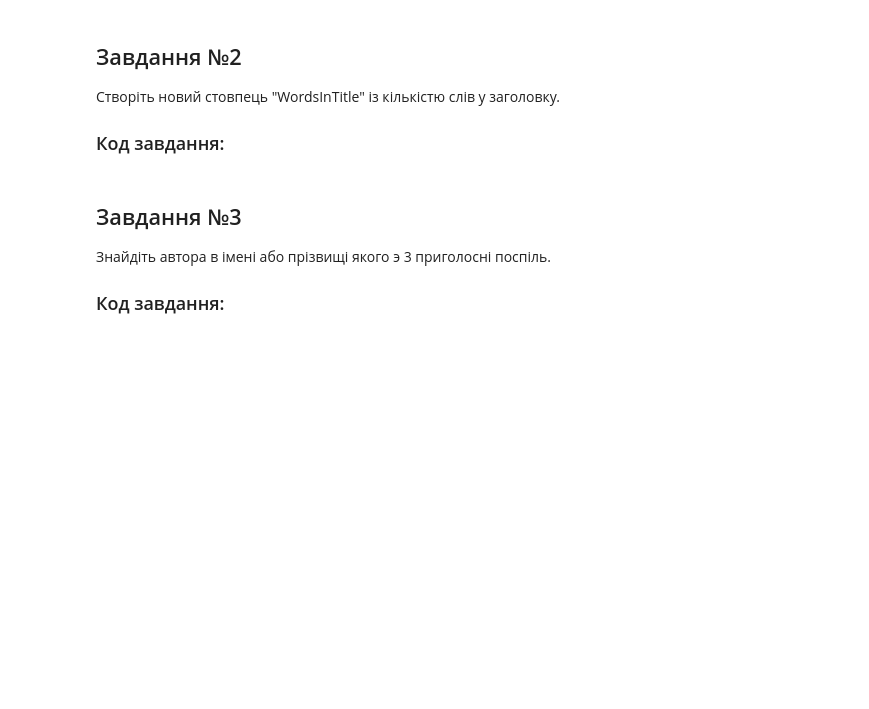
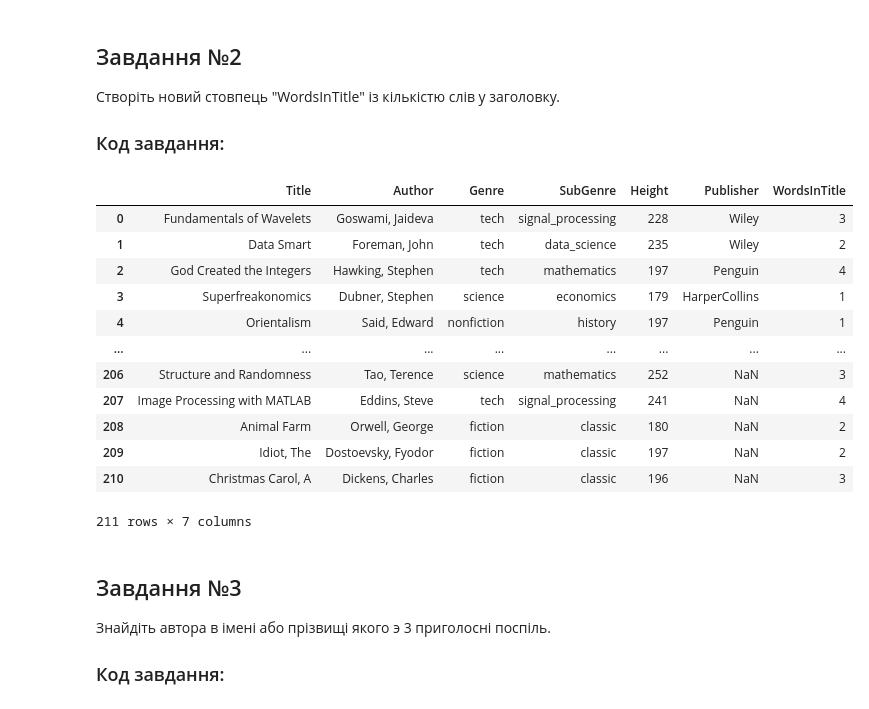
Before and after one commit to YuriiBoichuk/Python-Frameworks, a Jupyter notebook: L6/L6(FP).ipynb, the cells around one changed output. Cells and saved outputs as stored; diff of their text form; code cells hidden in the pictures; blank space fills up the shorter version.

```diff
--- a/L6/L6(FP).ipynb
+++ b/L6/L6(FP).ipynb
@@ -30,6 +30,26 @@ books
 ## Завдання №2
 Створіть новий стовпець "WordsInTitle" із кількістю слів у заголовку.
 ### Код завдання:
+# %%
+def words_in_title(string):
+    return (len(string.split()))
+task_2 = books.copy()
+task_2['WordsInTitle'] = task_2.apply(lambda x: words_in_title(x.Title), axis=1)
+task_2
+# %% [output]
+|  | Title | Author | Genre | SubGenre | Height | Publisher | WordsInTitle |
+| 0 | Fundamentals of Wavelets | Goswami, Jaideva | tech | signal_processing | 228 | Wiley | 3 |
+| 1 | Data Smart | Foreman, John | tech | data_science | 235 | Wiley | 2 |
+| 2 | God Created the Integers | Hawking, Stephen | tech | mathematics | 197 | Penguin | 4 |
+| 3 | Superfreakonomics | Dubner, Stephen | science | economics | 179 | HarperCollins | 1 |
+| 4 | Orientalism | Said, Edward | nonfiction | history | 197 | Penguin | 1 |
+| ... | ... | ... | ... | ... | ... | ... | ... |
+| 206 | Structure and Randomness | Tao, Terence | science | mathematics | 252 | NaN | 3 |
+| 207 | Image Processing with MATLAB | Eddins, Steve | tech | signal_processing | 241 | NaN | 4 |
+| 208 | Animal Farm | Orwell, George | fiction | classic | 180 | NaN | 2 |
+| 209 | Idiot, The | Dostoevsky, Fyodor | fiction | classic | 197 | NaN | 2 |
+| 210 | Christmas Carol, A | Dickens, Charles | fiction | classic | 196 | NaN | 3 |
+211 rows × 7 columns
 # %% [markdown]
 ## Завдання №3
 Знайдіть автора в імені або прізвищі якого э 3 приголосні поспіль.
```
Also changed, not shown: parts of 6 cells of this notebook, 1 other file.
